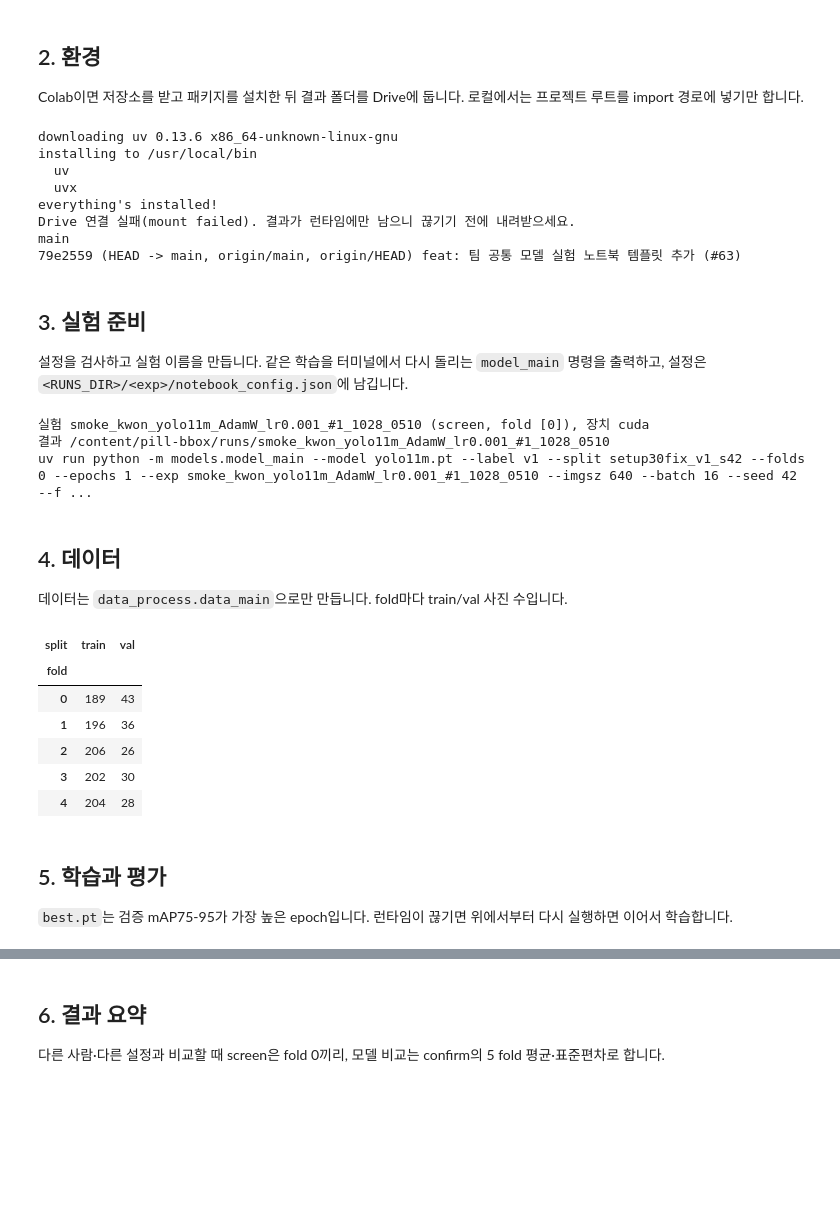
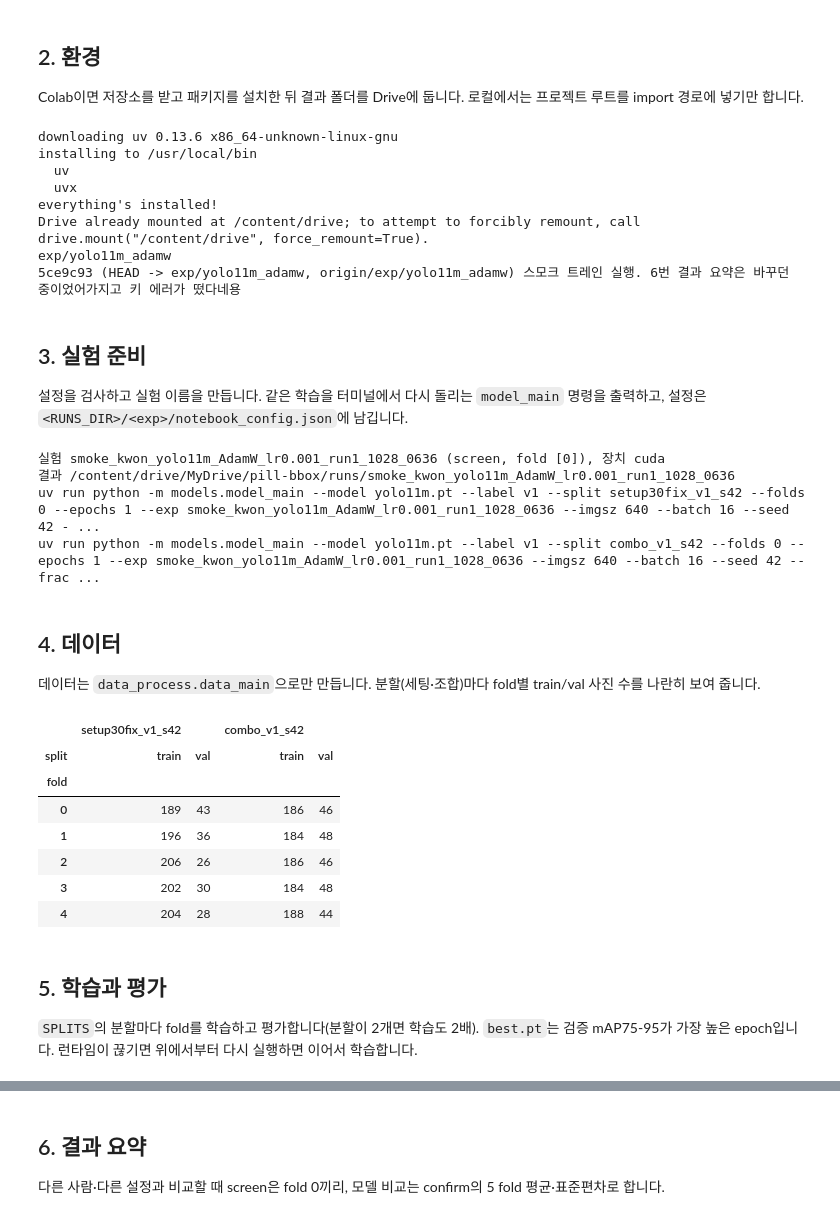
Before and after one commit to def-uk/pill-bbox, a Jupyter notebook: notebooks/yolo11m_adamw.ipynb, the cells around one changed output, grey strips where cells are left out. Drawn from its saved outputs; the diff is of its cells as text; code cells hidden in the pictures; blank space fills up the shorter version.

```diff
--- a/notebooks/yolo11m_adamw.ipynb
+++ b/notebooks/yolo11m_adamw.ipynb
@@ -22,7 +22,7 @@
 # %%
 # ===== 팀 공통: 바꾸지 않는다 (AGENTS.md 기본값) =====
 LABEL = "v1"
-SPLIT = "setup30fix_v1_s42"
+SPLITS = ["setup30fix_v1_s42", "combo_v1_s42"]  # 세팅 분할, 조합 분할. 둘 다 학습해 비교한다
 EPOCHS = 100
 IMGSZ = 640
 SEED = 42
@@ -40,12 +40,12 @@ BATCH = 16  # 팀 기본 16. GPU 메모리가 부족하면 줄인다
 # 그 밖 train() 인자. 괄호 안은 ultralytics 기본값
 # lrf(0.01), momentum(0.937), weight_decay(0.0005), warmup_epochs(3.0), patience(100)
 TRAIN_KWARGS = {}  # 예: {"weight_decay": 0.001, "patience": 30}
-TAG = "#1"  # 이름이 같아지는 실험을 구분할 짧은 꼬리표 (선택)
+TAG = "run1"  # 이름이 같아지는 실험을 구분할 짧은 꼬리표 (선택)
 
 # ===== 실행 =====
 SMOKE = True  # True면 동작 확인만. Colab GPU 학습은 False
 STAGE = "screen"  # screen: fold 0만, confirm: 5 fold 전부
-BRANCH = "main"  # Colab에서 받을 브랜치
+BRANCH = "exp/yolo11m_adamw"  # Colab에서 받을 브랜치
 # %% [markdown]
 ## 2. 환경
 
@@ -115,9 +115,9 @@ installing to /usr/local/bin
   uv
   uvx
 everything's installed!
-Drive 연결 실패(mount failed). 결과가 런타임에만 남으니 끊기기 전에 내려받으세요.
-main
-79e2559 (HEAD -> main, origin/main, origin/HEAD) feat: 팀 공통 모델 실험 노트북 템플릿 추가 (#63)
+Drive already mounted at /content/drive; to attempt to forcibly remount, call drive.mount("/content/drive", force_remount=True).
+exp/yolo11m_adamw
+5ce9c93 (HEAD -> exp/yolo11m_adamw, origin/exp/yolo11m_adamw) 스모크 트레인 실행. 6번 결과 요약은 바꾸던 중이었어가지고 키 에러가 떴다네용
 # %% [markdown]
 ## 3. 실험 준비
 
@@ -167,15 +167,18 @@ else:
     exp, epochs, fraction = exp_name, EPOCHS, FRACTION
     folds = [0] if STAGE == "screen" else list(range(N_FOLDS))
 
-# 같은 학습을 터미널에서 다시 돌릴 수 있게 model_main 명령으로 남긴다
-cmd = ["uv run python -m models.model_main", "--model", MODEL, "--label", LABEL]
-cmd += ["--split", SPLIT, "--folds", *map(str, folds), "--epochs", str(epochs), "--exp", exp]
-cmd += ["--imgsz", str(IMGSZ), "--batch", str(BATCH), "--seed", str(SEED)]
-cmd += ["--fraction", str(fraction), "--aug", AUG, "--optimizer", OPTIMIZER, "--lr0", f"{lr0:g}"]
-cmd += ["--cos-lr"] if COS_LR else []
-cmd += [] if RUNS_DIR == DEFAULT_RUNS_DIR else ["--runs-dir", str(RUNS_DIR)]
-cmd += ["--resume"]
-command = " ".join(cmd)
+# 같은 학습을 터미널에서 다시 돌릴 수 있게 model_main 명령으로 남긴다 (분할마다 한 줄)
+commands = []
+for split in SPLITS:
+    cmd = ["uv run python -m models.model_main", "--model", MODEL, "--label", LABEL]
+    cmd += ["--split", split, "--folds", *map(str, folds), "--epochs", str(epochs), "--exp", exp]
+    cmd += ["--imgsz", str(IMGSZ), "--batch", str(BATCH), "--seed", str(SEED)]
+    cmd += ["--fraction", str(fraction), "--aug", AUG, "--optimizer", OPTIMIZER]
+    cmd += ["--lr0", f"{lr0:g}"]
+    cmd += ["--cos-lr"] if COS_LR else []
+    cmd += [] if RUNS_DIR == DEFAULT_RUNS_DIR else ["--runs-dir", str(RUNS_DIR)]
+    cmd += ["--resume"]
+    commands.append(" ".join(cmd))
 
 config = {
     "exp": exp,
@@ -185,7 +188,7 @@ config = {
     "device": DEVICE,
     "model": MODEL,
     "label": LABEL,
-    "split": SPLIT,
+    "splits": SPLITS,
     "folds": folds,
     "epochs": epochs,
     "imgsz": IMGSZ,
@@ -197,7 +200,7 @@ config = {
     "lr0": lr0,
     "cos_lr": COS_LR,
     "train_kwargs": TRAIN_KWARGS,
-    "command": command,
+    "commands": commands,
     "created_at": datetime.now().isoformat(timespec="seconds"),
 }
 exp_dir = RUNS_DIR / exp
@@ -207,33 +210,40 @@ exp_dir.mkdir(parents=True, exist_ok=True)
 )
 print(f"실험 {exp} ({STAGE}, fold {folds}), 장치 {DEVICE}")
 print(f"결과 {exp_dir}")
-print(command)
+print(*commands, sep="\n")
 if TRAIN_KWARGS:
     print(f"추가 train() 인자 (CLI에 없음): {TRAIN_KWARGS}")
 # %% [output]
-실험 smoke_kwon_yolo11m_AdamW_lr0.001_#1_1028_0510 (screen, fold [0]), 장치 cuda
-결과 /content/pill-bbox/runs/smoke_kwon_yolo11m_AdamW_lr0.001_#1_1028_0510
-uv run python -m models.model_main --model yolo11m.pt --label v1 --split setup30fix_v1_s42 --folds 0 --epochs 1 --exp smoke_kwon_yolo11m_AdamW_lr0.001_#1_1028_0510 --imgsz 640 --batch 16 --seed 42 --f ...
+실험 smoke_kwon_yolo11m_AdamW_lr0.001_run1_1028_0636 (screen, fold [0]), 장치 cuda
+결과 /content/drive/MyDrive/pill-bbox/runs/smoke_kwon_yolo11m_AdamW_lr0.001_run1_1028_0636
+uv run python -m models.model_main --model yolo11m.pt --label v1 --split setup30fix_v1_s42 --folds 0 --epochs 1 --exp smoke_kwon_yolo11m_AdamW_lr0.001_run1_1028_0636 --imgsz 640 --batch 16 --seed 42 - ...
+uv run python -m models.model_main --model yolo11m.pt --label v1 --split combo_v1_s42 --folds 0 --epochs 1 --exp smoke_kwon_yolo11m_AdamW_lr0.001_run1_1028_0636 --imgsz 640 --batch 16 --seed 42 --frac ...
 # %% [markdown]
 ## 4. 데이터
 
-데이터는 `data_process.data_main`으로만 만듭니다. fold마다 train/val 사진 수입니다.
+데이터는 `data_process.data_main`으로만 만듭니다. 분할(세팅·조합)마다 fold별 train/val 사진 수를 나란히 보여 줍니다.
 # %%
+import pandas as pd
 from nb_data import ensure_pipeline, load_folds
 
 # 라벨·fold·data.yaml이 없으면 data_main을 실행해 만든다 (처음 약 25초, 원본이 없으면 받기부터)
-ensure_pipeline(LABEL, [SPLIT])
-load_folds(SPLIT).groupby(["fold", "split"]).size().unstack()
+# 분할마다 fold별 train/val 사진 수를 옆으로 나란히 보여 준다
+ensure_pipeline(LABEL, SPLITS)
+pd.concat(
+    {split: load_folds(split).groupby(["fold", "split"]).size().unstack() for split in SPLITS},
+    axis=1,
+)
 # %% [output]
-| split | train | val |
-| fold |  |  |
-| 0 | 189 | 43 |
-| 1 | 196 | 36 |
-| 2 | 206 | 26 |
-| 3 | 202 | 30 |
-| 4 | 204 | 28 |
+|  | setup30fix_v1_s42 |  | combo_v1_s42 |  |
+| split | train | val | train | val |
+| fold |  |  |  |  |
+| 0 | 189 | 43 | 186 | 46 |
+| 1 | 196 | 36 | 184 | 48 |
+| 2 | 206 | 26 | 186 | 46 |
+| 3 | 202 | 30 | 184 | 48 |
+| 4 | 204 | 28 | 188 | 44 |
 # %% [markdown]
 ## 5. 학습과 평가
 
-`best.pt`는 검증 mAP75-95가 가장 높은 epoch입니다. 런타임이 끊기면 위에서부터 다시 실행하면 이어서 학습합니다.
+`SPLITS`의 분할마다 fold를 학습하고 평가합니다(분할이 2개면 학습도 2배). `best.pt`는 검증 mAP75-95가 가장 높은 epoch입니다. 런타임이 끊기면 위에서부터 다시 실행하면 이어서 학습합니다.
 # %%
```
Also changed, not shown: parts of 16 cells of this notebook, 1 other file.
